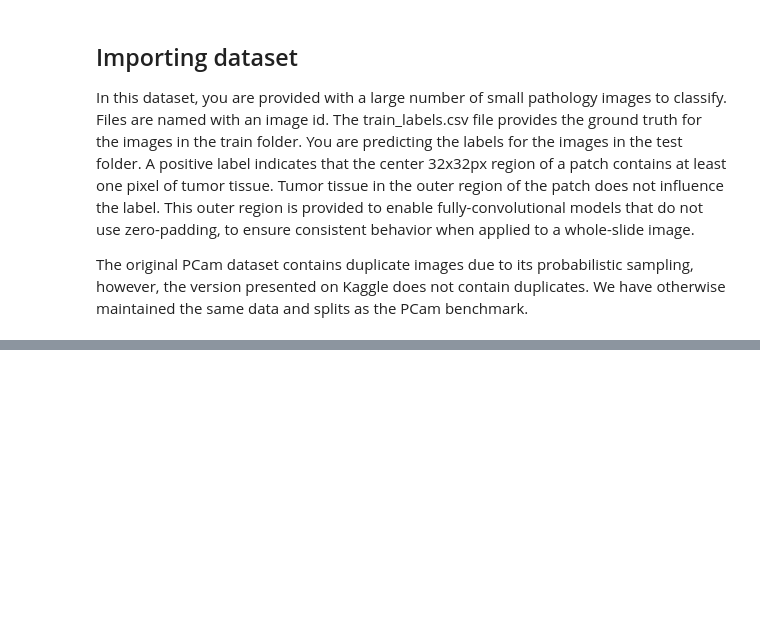
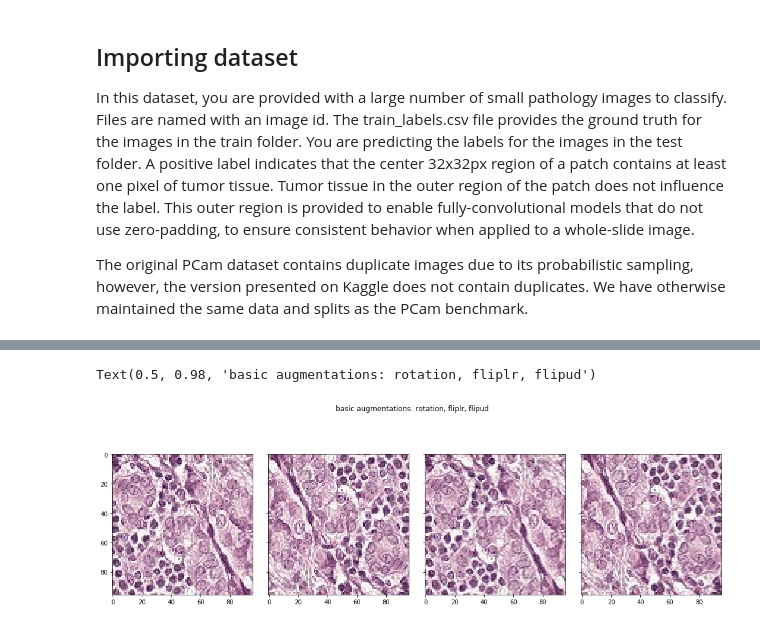
Before and after one commit to stephandooper/ismi, a Jupyter notebook: Project/augment_test.ipynb, the cells around one changed output, grey strips where cells are left out. Drawn from its saved outputs; the diff is of its cells as text; code cells hidden in the pictures; blank space fills up the shorter version.

```diff
--- a/Project/augment_test.ipynb
+++ b/Project/augment_test.ipynb
@@ -148,0 +70,23 @@ plt.imshow(img)
+# %%
+# BASIC DONE
+'''
+basic:
+    Operations
+    ---
+        1. 90 degree rotations
+        2. horizontal/vertical image mirroring
+'''
+
+basic = iaa.OneOf( [iaa.Affine(rotate=90) ,iaa.Fliplr(1), iaa.Flipud(1)])
+basic_img = basic.augment_image(img)
+
+fig, axs = plt.subplots(1,4, sharex=True, sharey=True, figsize=(15, 6))
+fig.subplots_adjust(hspace = 1.5, wspace=.5)
+plt.tight_layout()
+
+for i in range(4):
+    axs[i].imshow(basic.augment_image(img))
+fig.suptitle('basic augmentations: rotation, fliplr, flipud')
+# %% [output]
+Text(0.5, 0.98, 'basic augmentations: rotation, fliplr, flipud')
+[figure, added]
```
Also changed, not shown: parts of 7 cells of this notebook.
